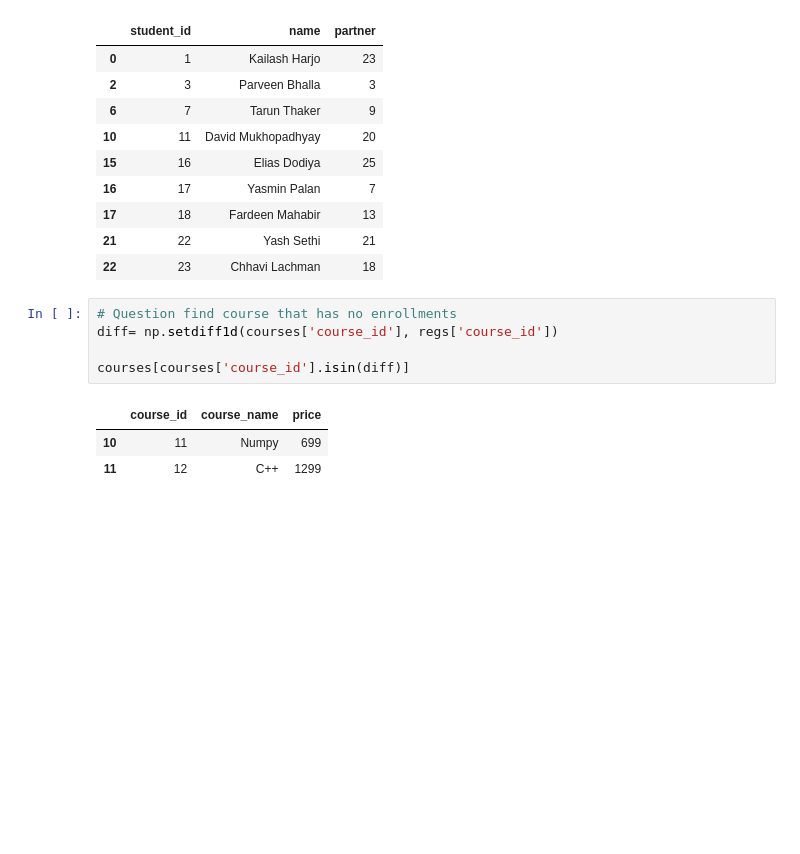
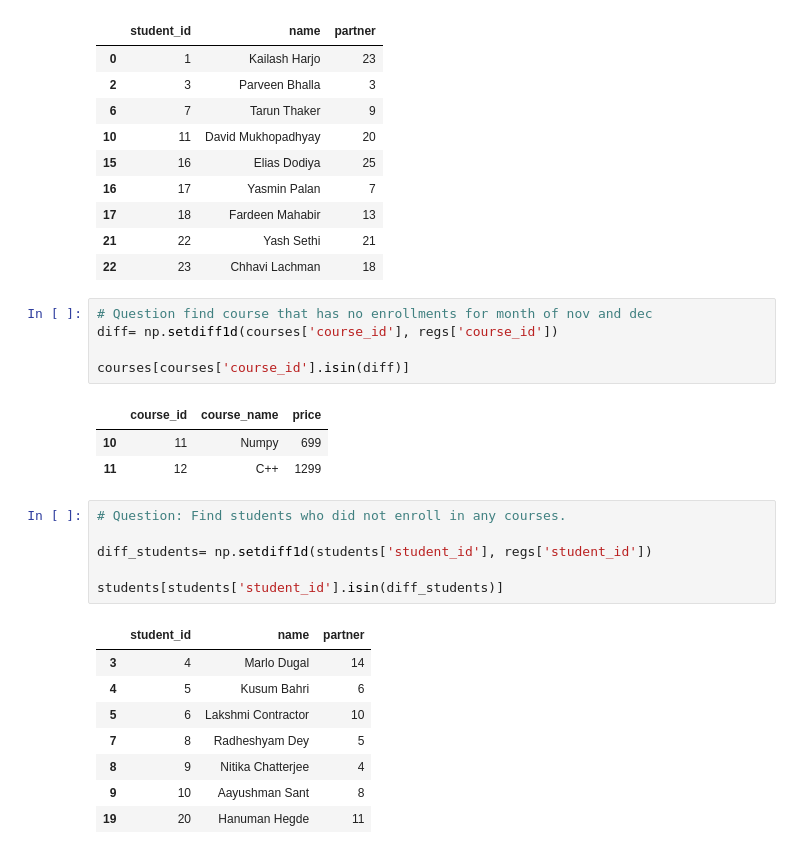
Before and after one commit to VShah2312/Data_Science_Code_N_Debug, a Jupyter notebook: Python_Basics/Advance_pandas.ipynb, the cells around one changed output. Drawn from its saved outputs; the diff is of its cells as text; blank space fills up the shorter version.

```diff
--- a/Python_Basics/Pandas_case_study.ipynb
+++ b/Python_Basics/Advance_pandas.ipynb
@@ -656,7 +656,7 @@ students[students['student_id'].isin(common)]
 | 21 | 22 | Yash Sethi | 21 |
 | 22 | 23 | Chhavi Lachman | 18 |
 # %%
-# Question find course that has no enrollments
+# Question find course that has no enrollments for month of nov and dec
 diff= np.setdiff1d(courses['course_id'], regs['course_id'])
 
 courses[courses['course_id'].isin(diff)]
@@ -664,3 +664,18 @@ courses[courses['course_id'].isin(diff)]
 |  | course_id | course_name | price |
 | 10 | 11 | Numpy | 699 |
 | 11 | 12 | C++ | 1299 |
+# %%
+# Question: Find students who did not enroll in any courses.
+
+diff_students= np.setdiff1d(students['student_id'], regs['student_id'])
+
+students[students['student_id'].isin(diff_students)]
+# %% [output]
+|  | student_id | name | partner |
+| 3 | 4 | Marlo Dugal | 14 |
+| 4 | 5 | Kusum Bahri | 6 |
+| 5 | 6 | Lakshmi Contractor | 10 |
+| 7 | 8 | Radheshyam Dey | 5 |
+| 8 | 9 | Nitika Chatterjee | 4 |
+| 9 | 10 | Aayushman Sant | 8 |
+| 19 | 20 | Hanuman Hegde | 11 |
```
